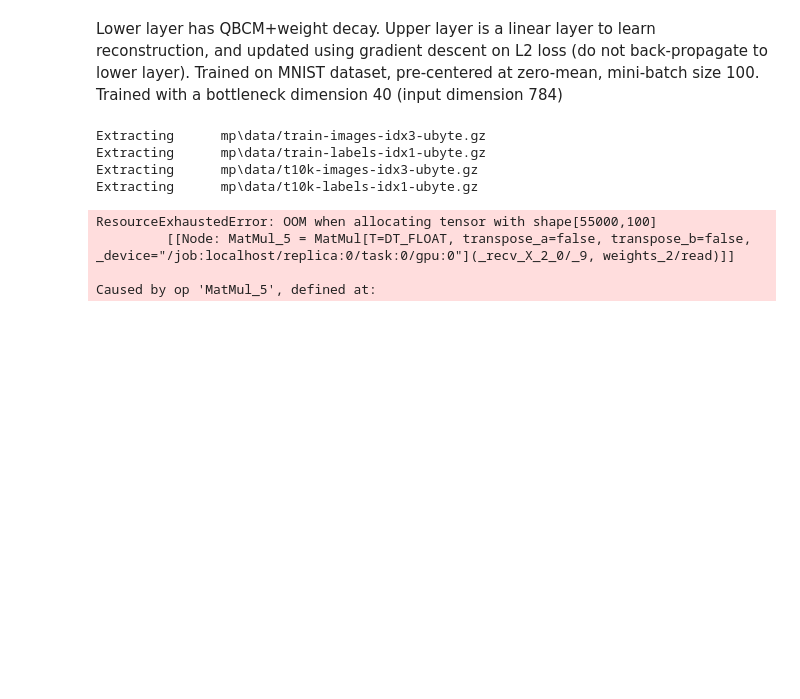
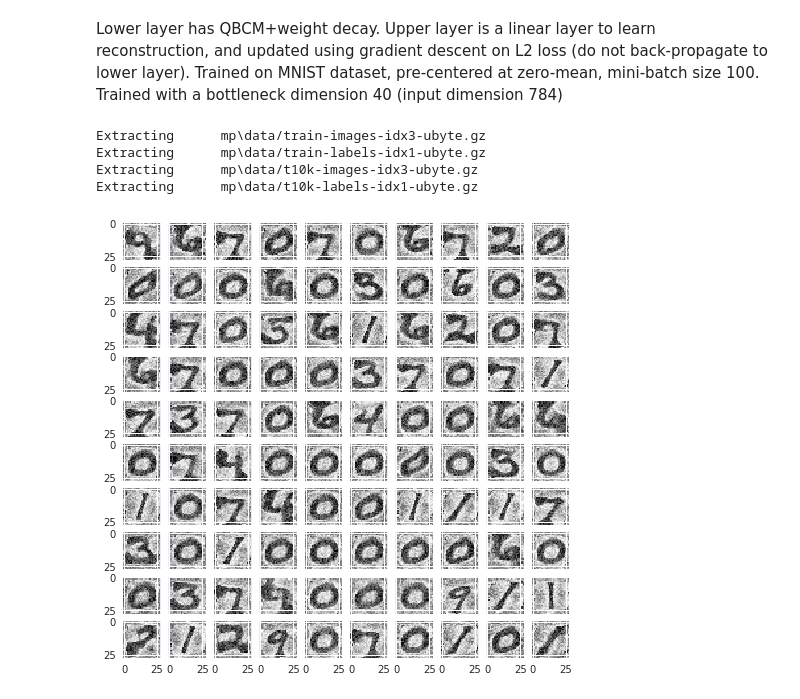
Before and after one commit to ShuangLiBCM/local_lr_unsup, a Jupyter notebook: notebooks/local_lr_reconstruction_MNIST.ipynb, the cells around one changed output. Saved outputs shown, nothing was run; the diff lists cells and outputs as text; code cells hidden in the pictures; blank space fills up the shorter version.

Commit message:
Updated autoencoder pretraining with BCM objective function and local leanring rule

```diff
--- a/notebooks/local_lr_reconstruction_MNIST.ipynb
+++ b/notebooks/local_lr_reconstruction_MNIST.ipynb
@@ -20,7 +20,7 @@ Extracting      mp\data/t10k-images-idx3-ubyte.gz
 Extracting      mp\data/t10k-labels-idx1-ubyte.gz
 # %%
 X_train = mnist.train.images
-# X_train = X_train[:1000,:]
+X_train = X_train[:10000,:]
 # X_label = mnist.train.labels[:1000]
 
 from sklearn.preprocessing import StandardScaler
@@ -31,10 +31,9 @@ X_train_demean = demeaner.fit_transform(X_train)
 zcamatrix = data_loader.zca_whitening_matrix(X_train_demean.T)
 X_train_whiten = X_train.dot(zcamatrix)
 # %%
-# Use tensorflow to train one layer fully connected network with objective function
-# of QBCM, relu activation and l2 regularizaiton
+# Give the training parameter
+tf.reset_default_graph()
 
-# Give the training parameter
 learning_rate = 0.0001
 epochs = 1000
 
@@ -62,18 +61,3 @@ trainer = optimizer.minimize(loss)
 
 init = tf.global_variables_initializer()
 saver = tf.train.Saver()
-# Define the training operation
-with tf.Session() as sess:
-    init.run()
-
-    weights_track = []
-    for i in range(epochs):    # Objective function training needs to use all the available data
-        trainer.run(feed_dict={X:X_train_demean})
-        weights = w.eval()
-        weights_track.append(weights)
-        save_path = saver.save(sess, "/tmp/BCM_obj_lr0.0001_epoch1000.ckpt")
-# %% [output]
-ResourceExhaustedError: OOM when allocating tensor with shape[55000,100]
-         [[Node: MatMul_5 = MatMul[T=DT_FLOAT, transpose_a=false, transpose_b=false, _device="/job:localhost/replica:0/task:0/gpu:0"](_recv_X_2_0/_9, weights_2/read)]]
-
-Caused by op 'MatMul_5', defined at:
@@ -85,11 +78,17 @@ weights_show = np.load('QBCM_obj_55000_stochastic_epcoh1000.npy')
+# %%
+# Visualze the weights
+with tf.Session() as sess:
+    saver.restore(sess, "/tmp/BCM_obj_lr0.0001_epoch1000.ckpt")
+    weight = w.eval()
 # %%
-n_row = 5
-n_col = 8
-
-fig, axes = plt.subplots(n_row,n_col,sharex=True, sharey=True)
-fig.set_figwidth(12)
+n_row = 10
+n_col = 10
+fig, axes = plt.subplots(n_row, n_col, sharex=True, sharey=True)
+fig.set_figwidth(8)
 fig.set_figheight(8)
 
 for i in range(n_row):
     for j in range(n_col):
-        axes[i][j].imshow(weights_show[:,i * n_col + j].reshape(28,28), cmap="Greys")
+        axes[i][j].imshow(weight[:, i * n_col + j].reshape(28,28), cmap="Greys")
+# %% [output]
+[figure, added]
```
Also changed, not shown: parts of 16 cells of this notebook, 1 other file.
